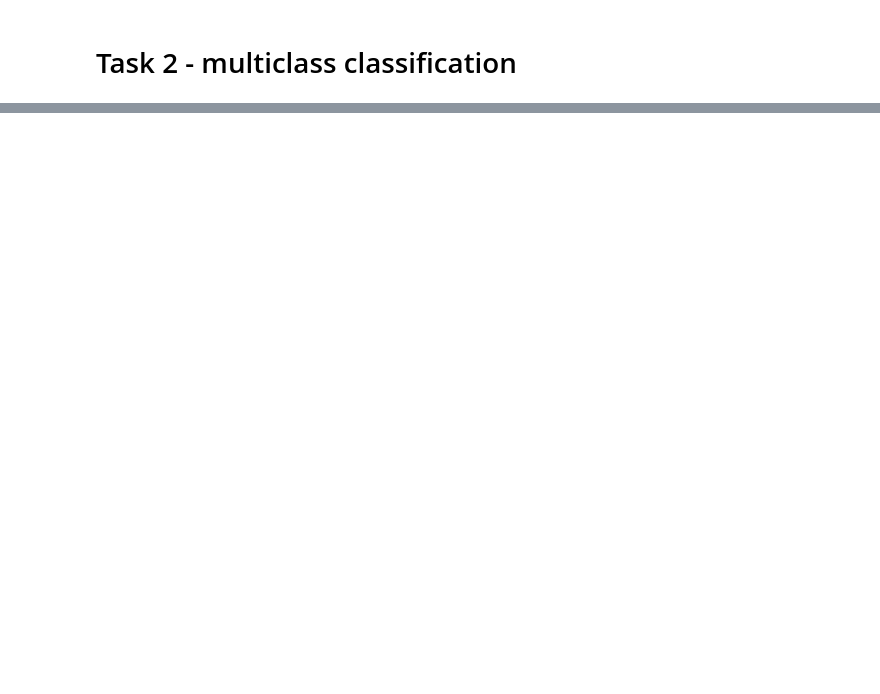
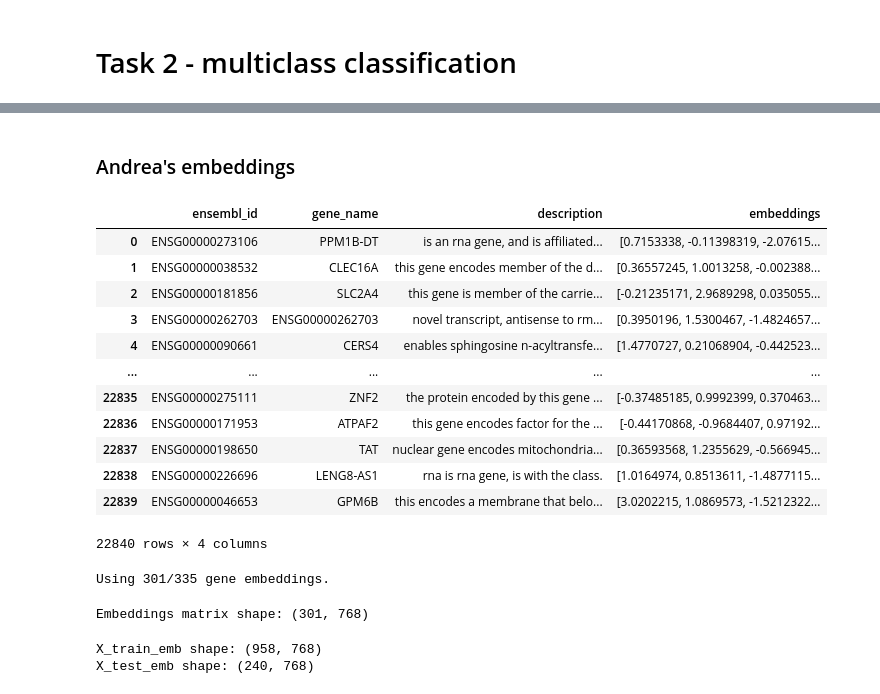
Before and after one commit to MichelangeloNardi/AILAB, a Jupyter notebook: delivery/TCGA_classifier2.ipynb, the cells around one changed output, grey strips where cells are left out. Saved outputs shown, nothing was run; the diff lists cells and outputs as text; code cells hidden in the pictures; blank space fills up the shorter version.

```diff
--- a/delivery/TCGA_classifier2.ipynb
+++ b/delivery/TCGA_classifier2.ipynb
@@ -388,0 +665,25 @@ weighted avg       0.86      0.86      0.86       241
+# %% [markdown]
+### Andrea's embeddings
+# %%
+gene_emb_df = pd.read_csv("../DATA/embeddings_dataset.csv", sep=';')
+gene_emb_df
+# %% [output]
+|  | ensembl_id | gene_name | description | embeddings |
+| 0 | ENSG00000273106 | PPM1B-DT | is an rna gene, and is affiliated... | [0.7153338, -0.11398319, -2.07615... |
+| 1 | ENSG00000038532 | CLEC16A | this gene encodes member of the d... | [0.36557245, 1.0013258, -0.002388... |
+| 2 | ENSG00000181856 | SLC2A4 | this gene is member of the carrie... | [-0.21235171, 2.9689298, 0.035055... |
+| 3 | ENSG00000262703 | ENSG00000262703 | novel transcript, antisense to rm... | [0.3950196, 1.5300467, -1.4824657... |
+| 4 | ENSG00000090661 | CERS4 | enables sphingosine n-acyltransfe... | [1.4770727, 0.21068904, -0.442523... |
+| ... | ... | ... | ... | ... |
+| 22835 | ENSG00000275111 | ZNF2 | the protein encoded by this gene ... | [-0.37485185, 0.9992399, 0.370463... |
+| 22836 | ENSG00000171953 | ATPAF2 | this gene encodes factor for the ... | [-0.44170868, -0.9684407, 0.97192... |
+| 22837 | ENSG00000198650 | TAT | nuclear gene encodes mitochondria... | [0.36593568, 1.2355629, -0.566945... |
+| 22838 | ENSG00000226696 | LENG8-AS1 | rna is rna gene, is with the class. | [1.0164974, 0.8513611, -1.4877115... |
+| 22839 | ENSG00000046653 | GPM6B | this encodes a membrane that belo... | [3.0202215, 1.0869573, -1.5212322... |
+22840 rows × 4 columns
+# %%
+shared_genes = [g for g in X_train_target.columns if g in gene_emb_df["gene_name"].values]
+missing_genes = [g for g in X_train_target.columns if g not in gene_emb_df["gene_name"].values]
+print(f"Using {len(shared_genes)}/{len(X_train_target.columns)} gene embeddings.")
+# %% [output]
+Using 301/335 gene embeddings.
@@ -388,0 +693,7 @@ weighted avg       0.86      0.86      0.86       241
+# %%
+# Convert string representations back to arrays
+embeddings_list = [ast.literal_eval(emb) for emb in filtered_embeddings_df["embeddings"].values]
+embeddings_matrix = np.vstack(embeddings_list)
+print("Embeddings matrix shape:", embeddings_matrix.shape)
+# %% [output]
+Embeddings matrix shape: (301, 768)
@@ -388,0 +720,9 @@ weighted avg       0.86      0.86      0.86       241
+# %%
+X_train_emb = compute_cell_embeddings_from_df(X_train_target, embeddings_matrix, shared_genes)
+X_test_emb  = compute_cell_embeddings_from_df(X_test_target, embeddings_matrix, shared_genes)
+
+print("X_train_emb shape:", X_train_emb.shape)  # (n_train_cells, embedding_dim)
+print("X_test_emb shape:",  X_test_emb.shape)
+# %% [output]
+X_train_emb shape: (958, 768)
+X_test_emb shape: (240, 768)
```
Also changed, not shown: parts of 36 cells of this notebook, 1 other file.
